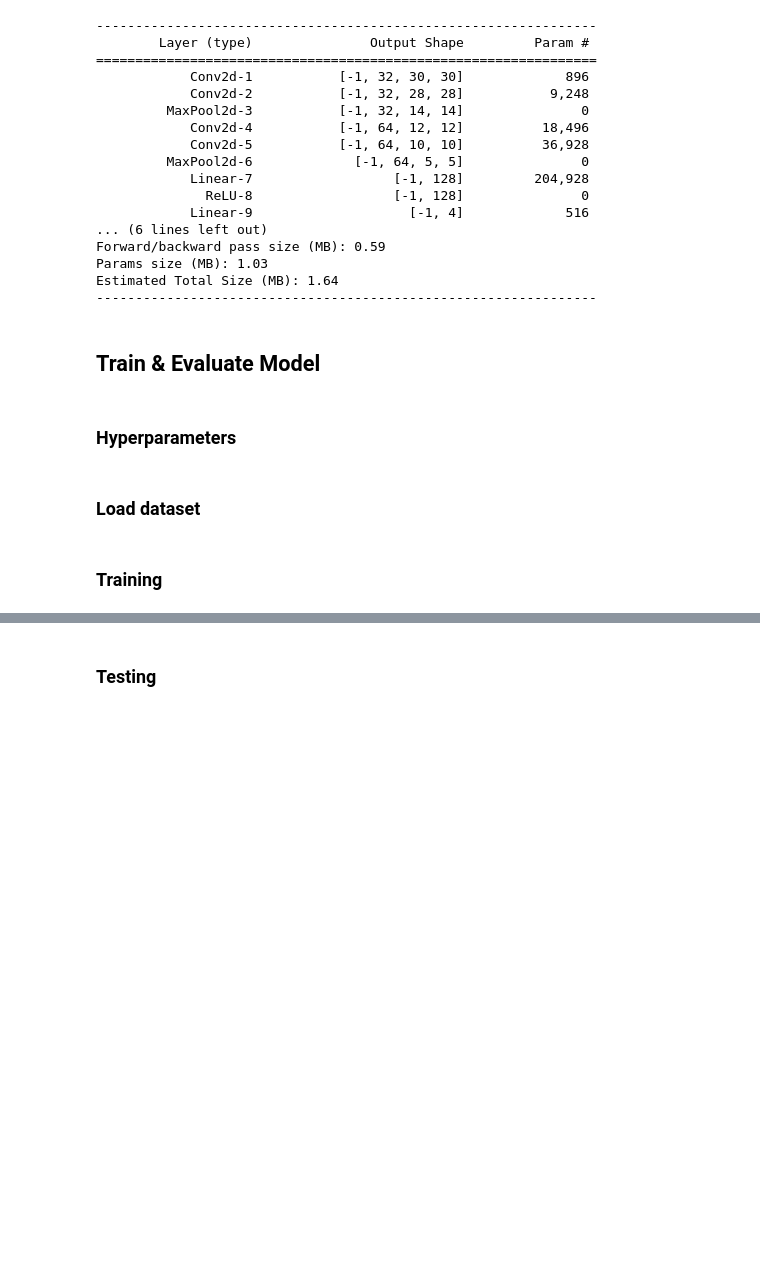
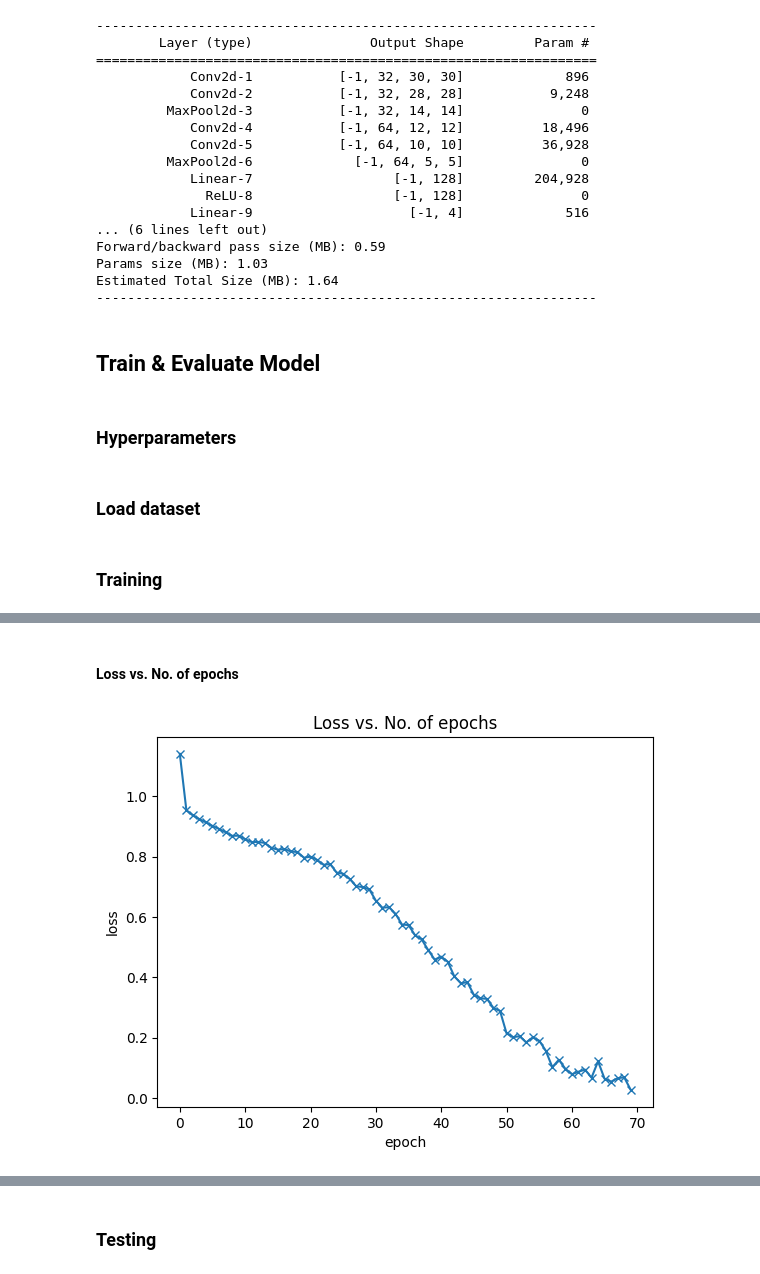
Before and after one commit to svghadi/simple-cnn, a Jupyter notebook: cnn.ipynb, the cells around one changed output, grey strips where cells are left out. Drawn from its saved outputs; the diff is of its cells as text; code cells hidden in the pictures; blank space fills up the shorter version.

Commit message:
Add graphs

```diff
--- a/cnn.ipynb
+++ b/cnn.ipynb
@@ -164,15 +164,14 @@ all_transforms = transforms.Compose([transforms.Resize((32,32)),
                                                           std=[0.2023, 0.1994, 0.2010])
                                      ])
 
-# Create Training dataset
-#train_dataset = torchvision.datasets.ImageFolder(root = data_dir, transform = all_transforms,)
-
-# Create Testing dataset
-#test_dataset = torchvision.datasets.ImageFolder(root = data_dir, transform = all_transforms,)
-
+# load dataset
 dataset = torchvision.datasets.ImageFolder(root = data_dir, transform = all_transforms,)
 
-train_dataset, test_dataset = torch.utils.data.random_split(dataset, [5000, 1400])
+
+# split data set into training & testing
+test_size = 15 * len(dataset) // 100   # 15% of entire dataset
+train_size = len(dataset) - test_size
+train_dataset, test_dataset = torch.utils.data.random_split(dataset, [train_size, test_size])
 
 # Instantiate loader objects to facilitate processing
 train_loader = torch.utils.data.DataLoader(dataset = train_dataset,
@@ -188,8 +187,12 @@ test_loader = torch.utils.data.DataLoader(dataset = test_dataset,
 # %%
 num_epochs = 70
 
+loss_history = []
+acc_history = []
 # We use the pre-defined number of epochs to determine how many iterations to train the network on
 for epoch in range(num_epochs):
+    epoch_loss = []
+    epoch_acc = []
 	#Load in the data in batches using the train_loader object
     for i, (images, labels) in enumerate(train_loader):
         # Move tensors to the configured device
@@ -205,5 +208,18 @@ for epoch in range(num_epochs):
         loss.backward()
         optimizer.step()
 
-    print('Epoch [{}/{}], Loss: {:.4f}'.format(epoch+1, num_epochs, loss.item()))
+        # log training loss & accuracy
+        epoch_loss.append(loss.item())
+        _, predicted = torch.max(outputs.data, 1)
+        total = labels.size(0)
+        correct = (predicted == labels).sum().item()
+        epoch_acc.append(100 * correct / total)
+
+    avg_loss = sum(epoch_loss) / len(epoch_loss)
+    avg_acc = sum(epoch_acc) / len(epoch_acc)
+    loss_history.append(avg_loss)
+    acc_history.append(avg_acc)
+
+
+    print('Epoch [{}/{}], Training Loss: {:.4f}, Training Acc: {:.2f}%'.format(epoch+1, num_epochs, avg_loss, avg_acc))
 # %% [output]
@@ -226,0 +243,9 @@ Epoch [70/70], Loss: 0.0186
+# %% [markdown]
+#### Loss vs. No. of epochs
+# %%
+plt.plot(loss_history, '-x')
+plt.xlabel('epoch')
+plt.ylabel('loss')
+plt.title('Loss vs. No. of epochs');
+# %% [output]
+[figure, added]
```
Also changed, not shown: parts of 5 cells of this notebook, 1 other file.
